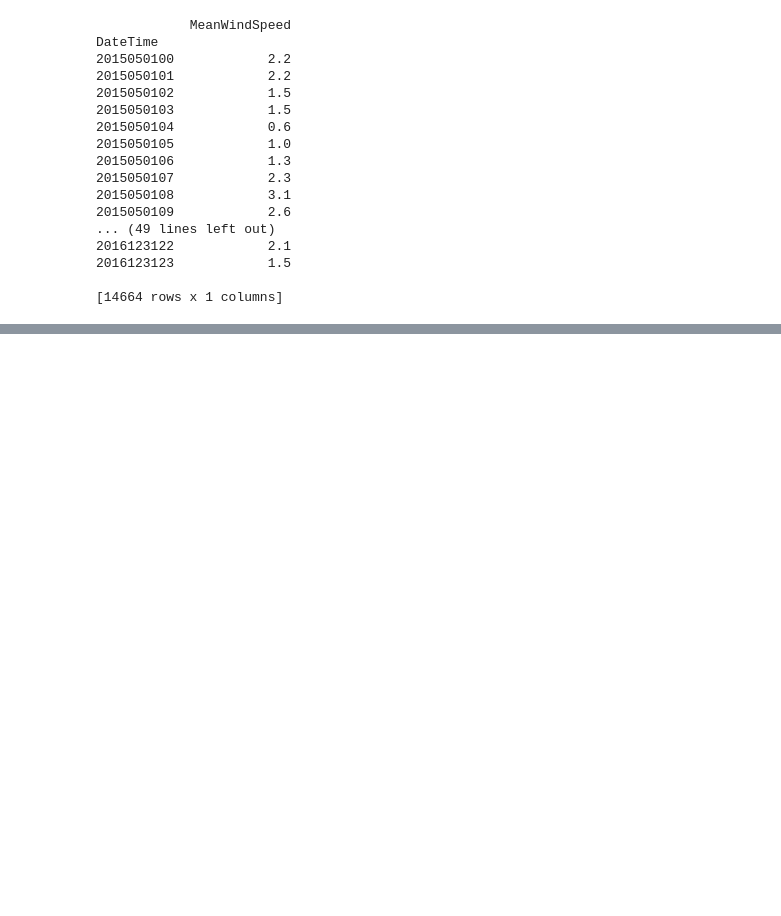
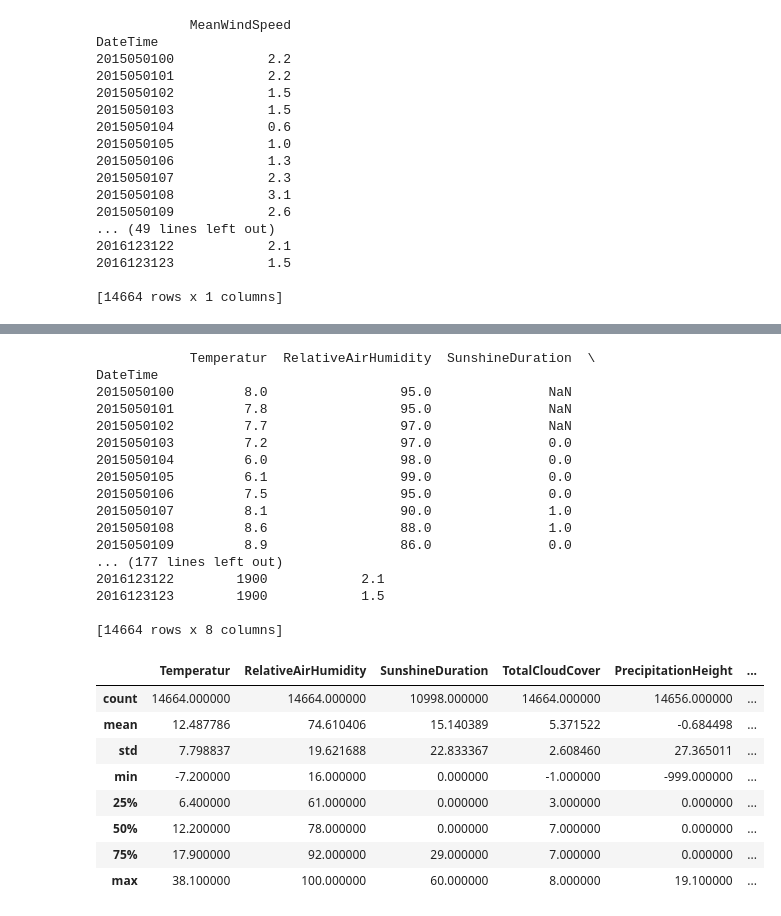
Before and after one commit to AA-Black-Mamba/Workspace, a Jupyter notebook: Einlesen_Wetterdaten_V2.ipynb, the cells around one changed output, grey strips where cells are left out. Drawn from its saved outputs; the diff is of its cells as text; code cells hidden in the pictures; blank space fills up the shorter version.

Commit message:
type conversion / merging
Changed List Elements to Dataframe

```diff
--- a/Einlesen_Wetterdaten_V2.ipynb
+++ b/Einlesen_Wetterdaten_V2.ipynb
@@ -274,0 +250,41 @@ Wetterdaten[0].join(Wetterdaten[1:])
+# %%
+#joining all existing data frames to one by using the index
+#-> problem: the dataframes are stored as List elements
+#Wetterdaten as panda
+#for Datensatz in MergeListe:
+#    Wetterdaten = Wetterdaten.merge(Datensatz, left_index=True, right_index=True)
+#print(Wetterdaten)
+#Wetterdaten = MergeListe
+#Wetterdaten[0].merge(Wetterdaten[1:])
+
+# Merge two or more Dataframes on index of both the dataframes
+Wetterdaten = pd.concat(MergeListe, axis=1)
+print(Wetterdaten)
+Wetterdaten.describe()
+# %% [output]
+            Temperatur  RelativeAirHumidity  SunshineDuration  \
+DateTime
+2015050100         8.0                 95.0               NaN
+2015050101         7.8                 95.0               NaN
+2015050102         7.7                 97.0               NaN
+2015050103         7.2                 97.0               0.0
+2015050104         6.0                 98.0               0.0
+2015050105         6.1                 99.0               0.0
+2015050106         7.5                 95.0               0.0
+2015050107         8.1                 90.0               1.0
+2015050108         8.6                 88.0               1.0
+2015050109         8.9                 86.0               0.0
+... (177 lines left out)
+2016123122        1900            2.1
+2016123123        1900            1.5
+
+[14664 rows x 8 columns]
+|  | Temperatur | RelativeAirHumidity | SunshineDuration | TotalCloudCover | PrecipitationHeight | ... |
+| count | 14664.000000 | 14664.000000 | 10998.000000 | 14664.000000 | 14656.000000 | ... |
+| mean | 12.487786 | 74.610406 | 15.140389 | 5.371522 | -0.684498 | ... |
+| std | 7.798837 | 19.621688 | 22.833367 | 2.608460 | 27.365011 | ... |
+| min | -7.200000 | 16.000000 | 0.000000 | -1.000000 | -999.000000 | ... |
+| 25% | 6.400000 | 61.000000 | 0.000000 | 3.000000 | 0.000000 | ... |
+| 50% | 12.200000 | 78.000000 | 0.000000 | 7.000000 | 0.000000 | ... |
+| 75% | 17.900000 | 92.000000 | 29.000000 | 7.000000 | 0.000000 | ... |
+| max | 38.100000 | 100.000000 | 60.000000 | 8.000000 | 19.100000 | ... |
```
Also changed, not shown: parts of 1 cell of this notebook.
